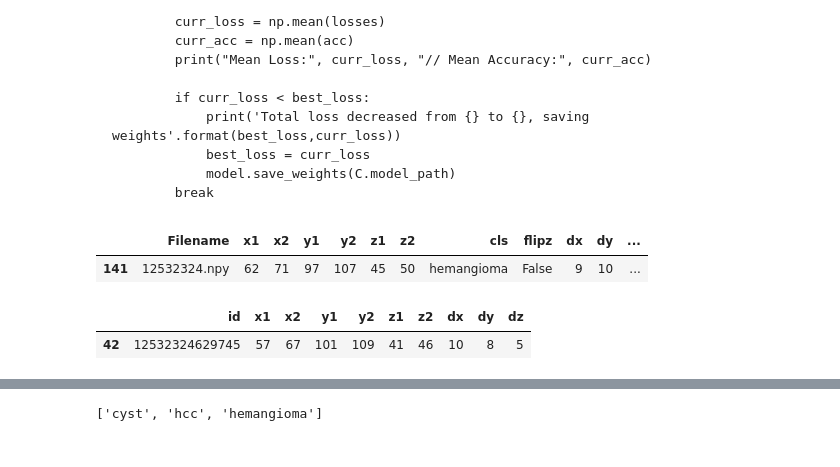
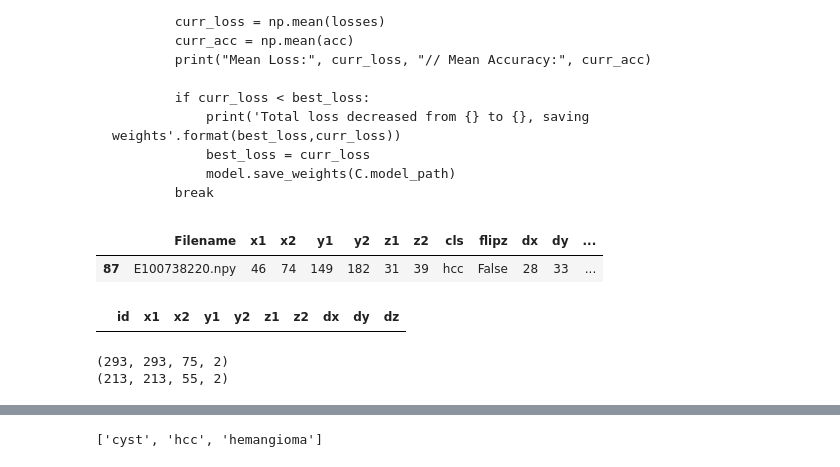
Before and after one commit to clintonjwang/voi-classifier, a Jupyter notebook: cnn-classifier.ipynb, the cells around one changed output, grey strips where cells are left out. Cells and saved outputs as stored; diff of their text form; code cells hidden in the pictures.

```diff
--- a/cnn-classifier.ipynb
+++ b/cnn-classifier.ipynb
@@ -335,19 +336,20 @@ for epoch_num in range(num_epochs):
                 best_loss = curr_loss
                 model.save_weights(C.model_path)
             break
-# %%
-voi_df_ven = pd.read_csv(C.ven_voi_path)
-voi_df_art = pd.read_csv(C.art_voi_path)
 # %%
-voi_df_art[voi_df_art["Filename"] == "12532324.npy"]
+voi_df_art[voi_df_art["Filename"] == "E100738220.npy"]
 # %% [output]
 |  | Filename | x1 | x2 | y1 | y2 | z1 | z2 | cls | flipz | dx | dy | ... |
-| 141 | 12532324.npy | 62 | 71 | 97 | 107 | 45 | 50 | hemangioma | False | 9 | 10 | ... |
+| 87 | E100738220.npy | 46 | 74 | 149 | 182 | 31 | 39 | hcc | False | 28 | 33 | ... |
 # %%
-voi_df_ven[voi_df_ven["id"] == 12532324629745]
+voi_df_ven[voi_df_ven["id"] == "E1007382204614931"]
 # %% [output]
 |  | id | x1 | x2 | y1 | y2 | z1 | z2 | dx | dy | dz |
-| 42 | 12532324629745 | 57 | 67 | 101 | 109 | 41 | 46 | 10 | 8 | 5 |
+# %%
+plot_2ch_with_bbox("E100738220_0.npy", "idk", bigpad=30, draw_bbox=True, save_dir="classified_imgs")
+# %% [output]
+(293, 293, 75, 2)
+(213, 213, 55, 2)
 # %%
 voi_df_art = pd.read_csv(C.art_voi_path)
 voi_df_ven = pd.read_csv(C.ven_voi_path)
```
Also changed, not shown: parts of 13 cells of this notebook, 3 other files.
